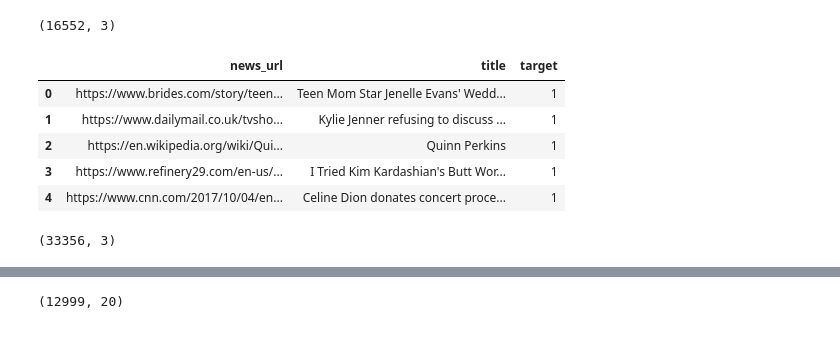
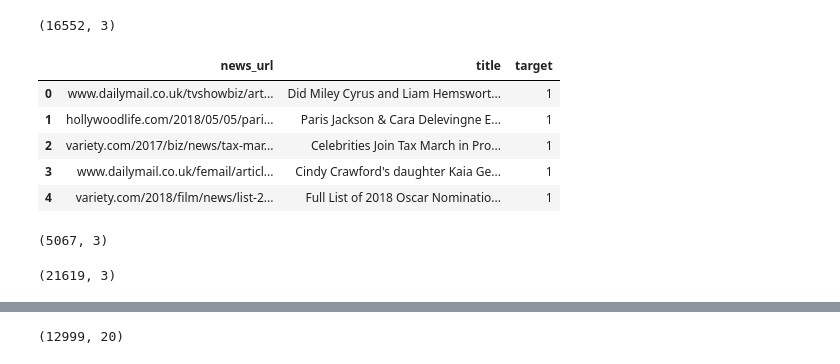
Before and after one commit to anuva312/FactOrFake, a Jupyter notebook: FactOrFake.ipynb, the cells around one changed output, grey strips where cells are left out. Cells and saved outputs as stored; diff of their text form; code cells hidden in the pictures.

```diff
--- a/FactOrFake.ipynb
+++ b/FactOrFake.ipynb
@@ -113,24 +115,28 @@ df_combined.shape
 # %% [output]
 (16552, 3)
 # %%
-df = pd.read_csv("Datasets\FakeNewsNet\dataset\gossipcop_real.csv")
+df = pd.read_csv("Datasets\FakeNewsNet\dataset\gossipcop_fake.csv")
 df['target'] = 1
 df.drop(df.columns[[0,3]],axis=1,inplace=True)
 df.dropna(inplace=True)
 df.head()
 # %% [output]
 |  | news_url | title | target |
-| 0 | https://www.brides.com/story/teen... | Teen Mom Star Jenelle Evans' Wedd... | 1 |
-| 1 | https://www.dailymail.co.uk/tvsho... | Kylie Jenner refusing to discuss ... | 1 |
-| 2 | https://en.wikipedia.org/wiki/Qui... | Quinn Perkins | 1 |
-| 3 | https://www.refinery29.com/en-us/... | I Tried Kim Kardashian's Butt Wor... | 1 |
-| 4 | https://www.cnn.com/2017/10/04/en... | Celine Dion donates concert proce... | 1 |
+| 0 | www.dailymail.co.uk/tvshowbiz/art... | Did Miley Cyrus and Liam Hemswort... | 1 |
+| 1 | hollywoodlife.com/2018/05/05/pari... | Paris Jackson & Cara Delevingne E... | 1 |
+| 2 | variety.com/2017/biz/news/tax-mar... | Celebrities Join Tax March in Pro... | 1 |
+| 3 | www.dailymail.co.uk/femail/articl... | Cindy Crawford's daughter Kaia Ge... | 1 |
+| 4 | variety.com/2018/film/news/list-2... | Full List of 2018 Oscar Nominatio... | 1 |
+# %%
+df.shape
+# %% [output]
+(5067, 3)
 # %%
 df_combined = pd.concat([df_combined,df])
 df_fakenewsnet = df_combined
 df_combined.shape
 # %% [output]
-(33356, 3)
+(21619, 3)
 # %%
 df_fake = pd.read_csv("Datasets/getting_real_about_fake_news/fake.csv")
 df_fake.head()
```
Also changed, not shown: parts of 24 cells of this notebook.
